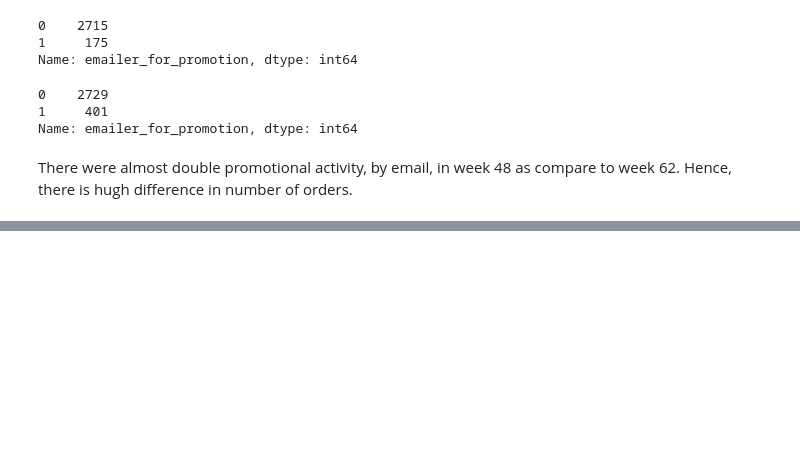
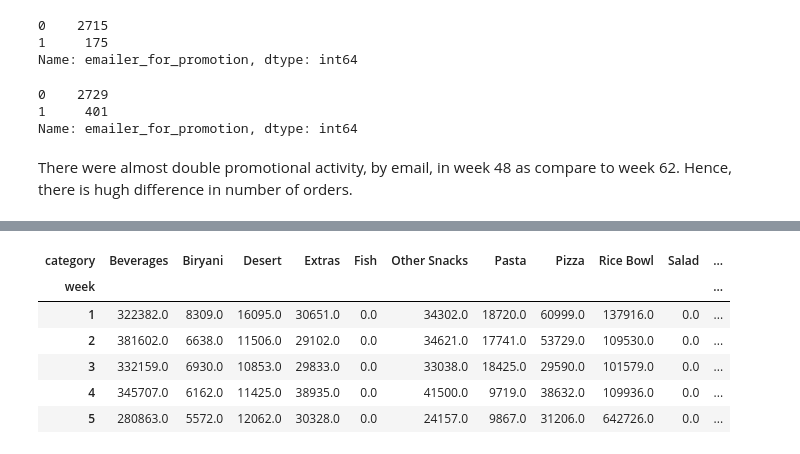
Before and after one commit to monilgudhka/food_demand_forecasting, a Jupyter notebook: data_analysis/story_telling.ipynb, the cells around one changed output, grey strips where cells are left out. Drawn from its saved outputs; the diff is of its cells as text; code cells hidden in the pictures; blank space fills up the shorter version.

```diff
--- a/data_analysis/story_telling.ipynb
+++ b/data_analysis/story_telling.ipynb
@@ -118,0 +146,12 @@ There were almost double promotional activity, by email, in week 48 as compare t
+# %%
+category_trend = dataset.pivot_table(index='week', columns='category', values='num_orders', aggfunc='sum')
+category_trend = category_trend.fillna(0)
+category_trend.head()
+# %% [output]
+| category | Beverages | Biryani | Desert | Extras | Fish | Other Snacks | Pasta | Pizza | Rice Bowl | Salad | ... |
+| week |  |  |  |  |  |  |  |  |  |  | ... |
+| 1 | 322382.0 | 8309.0 | 16095.0 | 30651.0 | 0.0 | 34302.0 | 18720.0 | 60999.0 | 137916.0 | 0.0 | ... |
+| 2 | 381602.0 | 6638.0 | 11506.0 | 29102.0 | 0.0 | 34621.0 | 17741.0 | 53729.0 | 109530.0 | 0.0 | ... |
+| 3 | 332159.0 | 6930.0 | 10853.0 | 29833.0 | 0.0 | 33038.0 | 18425.0 | 29590.0 | 101579.0 | 0.0 | ... |
+| 4 | 345707.0 | 6162.0 | 11425.0 | 38935.0 | 0.0 | 41500.0 | 9719.0 | 38632.0 | 109936.0 | 0.0 | ... |
+| 5 | 280863.0 | 5572.0 | 12062.0 | 30328.0 | 0.0 | 24157.0 | 9867.0 | 31206.0 | 642726.0 | 0.0 | ... |
```
Also changed, not shown: parts of 8 cells of this notebook.
